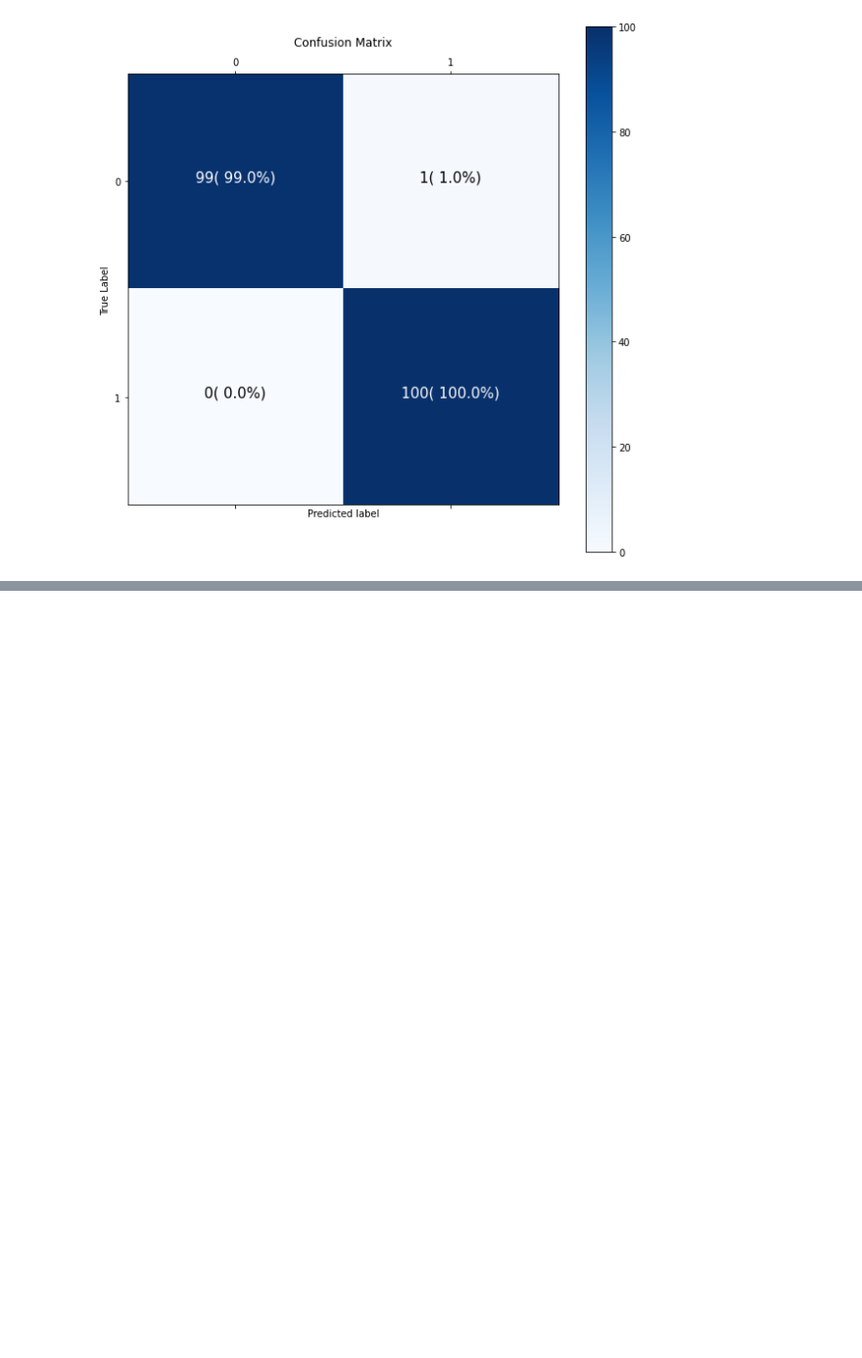
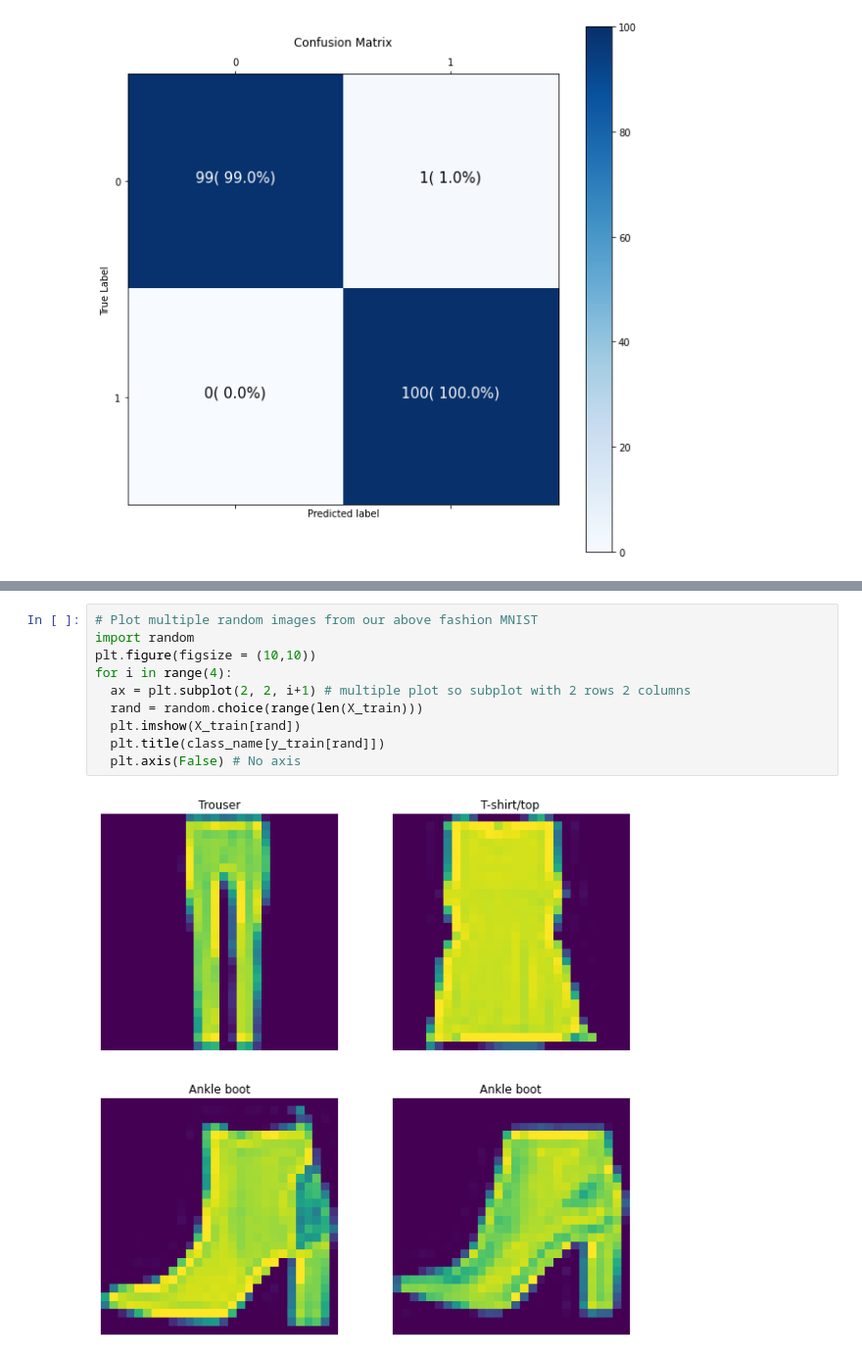
Before and after one commit to Jayveersinh-Raj/Neural_Networks_Classification, a Jupyter notebook: Neural_Networks_Classification_TensorFlow.ipynb, the cells around one changed output, grey strips where cells are left out. Shown at 98% size. Drawn from its saved outputs; the diff is of its cells as text; blank space fills up the shorter version.

```diff
--- a/Neural_Networks_Classification_TensorFlow.ipynb
+++ b/Neural_Networks_Classification_TensorFlow.ipynb
@@ -956,0 +1041,12 @@ plot_matrix (y_test, y_pred)
+# %%
+# Plot multiple random images from our above fashion MNIST
+import random
+plt.figure(figsize = (10,10))
+for i in range(4):
+  ax = plt.subplot(2, 2, i+1) # multiple plot so subplot with 2 rows 2 columns
+  rand = random.choice(range(len(X_train)))
+  plt.imshow(X_train[rand])
+  plt.title(class_name[y_train[rand]])
+  plt.axis(False) # No axis
+# %% [output]
+[figure, added]
```
Also changed, not shown: parts of 25 cells of this notebook.
